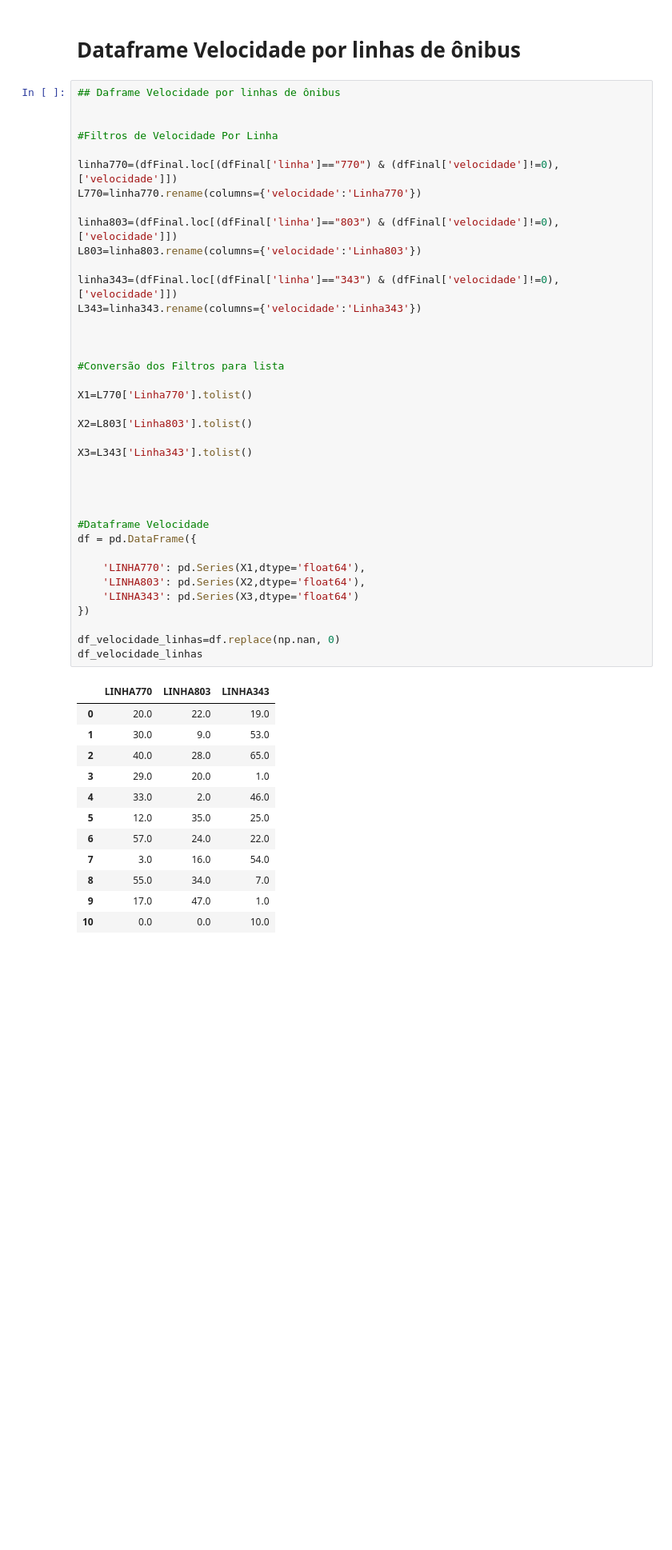
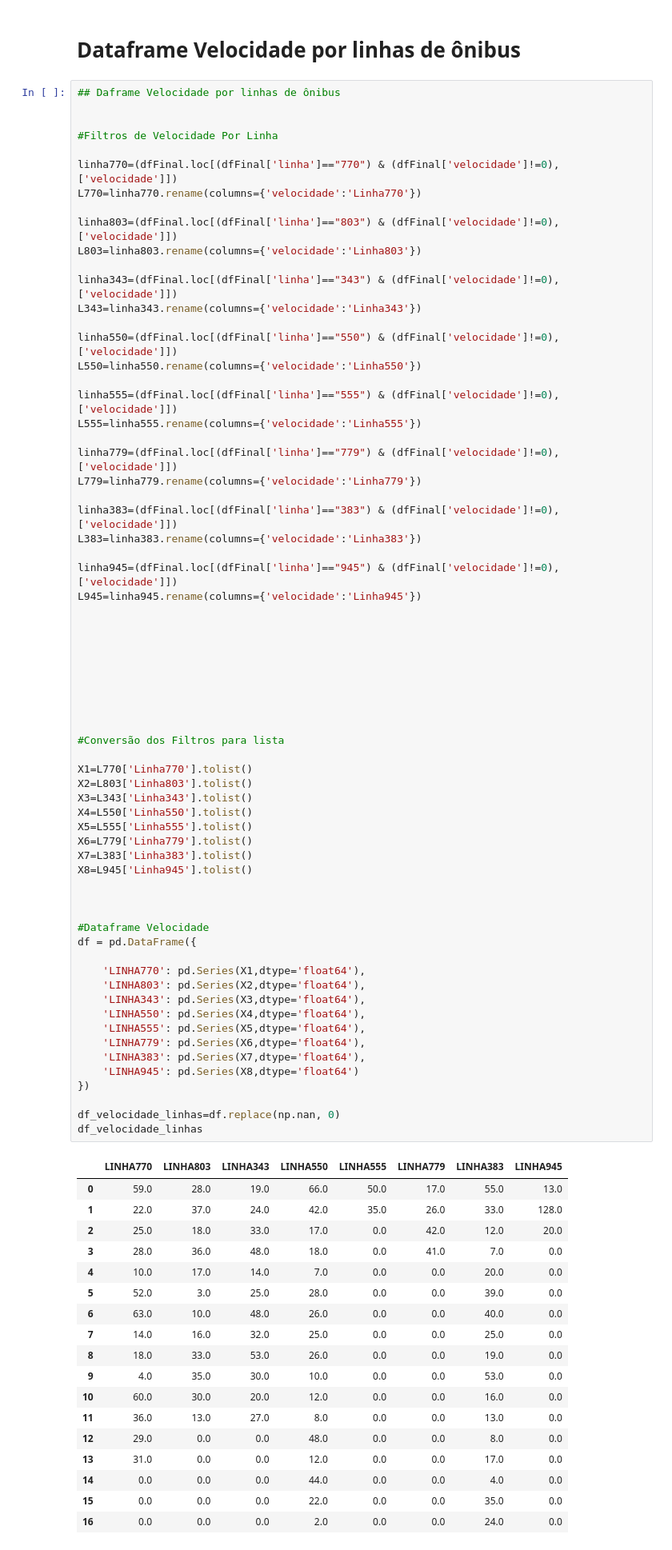
Before and after one commit to monteirovictor/dashboard_panel, a Jupyter notebook: Projeto.ipynb, the cells around one changed output. Shown: that part at 80% size. Cells and saved outputs as stored; diff of their text form; blank space fills up the shorter version.

Commit message:
Create new column dataframe velocity

```diff
--- a/Projeto.ipynb
+++ b/Projeto.ipynb
@@ -184,49 +186,83 @@ array(['803', 'SP343', '343', '550', '555', '779', '383', '945', '900',
 
 linha770=(dfFinal.loc[(dfFinal['linha']=="770") & (dfFinal['velocidade']!=0),['velocidade']])
 L770=linha770.rename(columns={'velocidade':'Linha770'})
 
 linha803=(dfFinal.loc[(dfFinal['linha']=="803") & (dfFinal['velocidade']!=0),['velocidade']])
 L803=linha803.rename(columns={'velocidade':'Linha803'})
 
 linha343=(dfFinal.loc[(dfFinal['linha']=="343") & (dfFinal['velocidade']!=0),['velocidade']])
 L343=linha343.rename(columns={'velocidade':'Linha343'})
 
+linha550=(dfFinal.loc[(dfFinal['linha']=="550") & (dfFinal['velocidade']!=0),['velocidade']])
+L550=linha550.rename(columns={'velocidade':'Linha550'})
+
+linha555=(dfFinal.loc[(dfFinal['linha']=="555") & (dfFinal['velocidade']!=0),['velocidade']])
+L555=linha555.rename(columns={'velocidade':'Linha555'})
+
+linha779=(dfFinal.loc[(dfFinal['linha']=="779") & (dfFinal['velocidade']!=0),['velocidade']])
+L779=linha779.rename(columns={'velocidade':'Linha779'})
+
+linha383=(dfFinal.loc[(dfFinal['linha']=="383") & (dfFinal['velocidade']!=0),['velocidade']])
+L383=linha383.rename(columns={'velocidade':'Linha383'})
+
+linha945=(dfFinal.loc[(dfFinal['linha']=="945") & (dfFinal['velocidade']!=0),['velocidade']])
+L945=linha945.rename(columns={'velocidade':'Linha945'})
+
+
+
+
+
+
+
 
 
 #Conversão dos Filtros para lista
 
 X1=L770['Linha770'].tolist()
-
 X2=L803['Linha803'].tolist()
-
 X3=L343['Linha343'].tolist()
-
+X4=L550['Linha550'].tolist()
+X5=L555['Linha555'].tolist()
+X6=L779['Linha779'].tolist()
+X7=L383['Linha383'].tolist()
+X8=L945['Linha945'].tolist()
 
 
 
 #Dataframe Velocidade
 df = pd.DataFrame({
 
     'LINHA770': pd.Series(X1,dtype='float64'),
     'LINHA803': pd.Series(X2,dtype='float64'),
-    'LINHA343': pd.Series(X3,dtype='float64')
+    'LINHA343': pd.Series(X3,dtype='float64'),
+    'LINHA550': pd.Series(X4,dtype='float64'),
+    'LINHA555': pd.Series(X5,dtype='float64'),
+    'LINHA779': pd.Series(X6,dtype='float64'),
+    'LINHA383': pd.Series(X7,dtype='float64'),
+    'LINHA945': pd.Series(X8,dtype='float64')
 })
 
 df_velocidade_linhas=df.replace(np.nan, 0)
 df_velocidade_linhas
 # %% [output]
-|  | LINHA770 | LINHA803 | LINHA343 |
-| 0 | 20.0 | 22.0 | 19.0 |
-| 1 | 30.0 | 9.0 | 53.0 |
-| 2 | 40.0 | 28.0 | 65.0 |
-| 3 | 29.0 | 20.0 | 1.0 |
-| 4 | 33.0 | 2.0 | 46.0 |
-| 5 | 12.0 | 35.0 | 25.0 |
-| 6 | 57.0 | 24.0 | 22.0 |
-| 7 | 3.0 | 16.0 | 54.0 |
-| 8 | 55.0 | 34.0 | 7.0 |
-| 9 | 17.0 | 47.0 | 1.0 |
-| 10 | 0.0 | 0.0 | 10.0 |
+|  | LINHA770 | LINHA803 | LINHA343 | LINHA550 | LINHA555 | LINHA779 | LINHA383 | LINHA945 |
+| 0 | 59.0 | 28.0 | 19.0 | 66.0 | 50.0 | 17.0 | 55.0 | 13.0 |
+| 1 | 22.0 | 37.0 | 24.0 | 42.0 | 35.0 | 26.0 | 33.0 | 128.0 |
+| 2 | 25.0 | 18.0 | 33.0 | 17.0 | 0.0 | 42.0 | 12.0 | 20.0 |
+| 3 | 28.0 | 36.0 | 48.0 | 18.0 | 0.0 | 41.0 | 7.0 | 0.0 |
+| 4 | 10.0 | 17.0 | 14.0 | 7.0 | 0.0 | 0.0 | 20.0 | 0.0 |
+| 5 | 52.0 | 3.0 | 25.0 | 28.0 | 0.0 | 0.0 | 39.0 | 0.0 |
+| 6 | 63.0 | 10.0 | 48.0 | 26.0 | 0.0 | 0.0 | 40.0 | 0.0 |
+| 7 | 14.0 | 16.0 | 32.0 | 25.0 | 0.0 | 0.0 | 25.0 | 0.0 |
+| 8 | 18.0 | 33.0 | 53.0 | 26.0 | 0.0 | 0.0 | 19.0 | 0.0 |
+| 9 | 4.0 | 35.0 | 30.0 | 10.0 | 0.0 | 0.0 | 53.0 | 0.0 |
+| 10 | 60.0 | 30.0 | 20.0 | 12.0 | 0.0 | 0.0 | 16.0 | 0.0 |
+| 11 | 36.0 | 13.0 | 27.0 | 8.0 | 0.0 | 0.0 | 13.0 | 0.0 |
+| 12 | 29.0 | 0.0 | 0.0 | 48.0 | 0.0 | 0.0 | 8.0 | 0.0 |
+| 13 | 31.0 | 0.0 | 0.0 | 12.0 | 0.0 | 0.0 | 17.0 | 0.0 |
+| 14 | 0.0 | 0.0 | 0.0 | 44.0 | 0.0 | 0.0 | 4.0 | 0.0 |
+| 15 | 0.0 | 0.0 | 0.0 | 22.0 | 0.0 | 0.0 | 35.0 | 0.0 |
+| 16 | 0.0 | 0.0 | 0.0 | 2.0 | 0.0 | 0.0 | 24.0 | 0.0 |
 # %%
 L343
 # %% [output]
```
Also changed, not shown: parts of 7 cells of this notebook.
